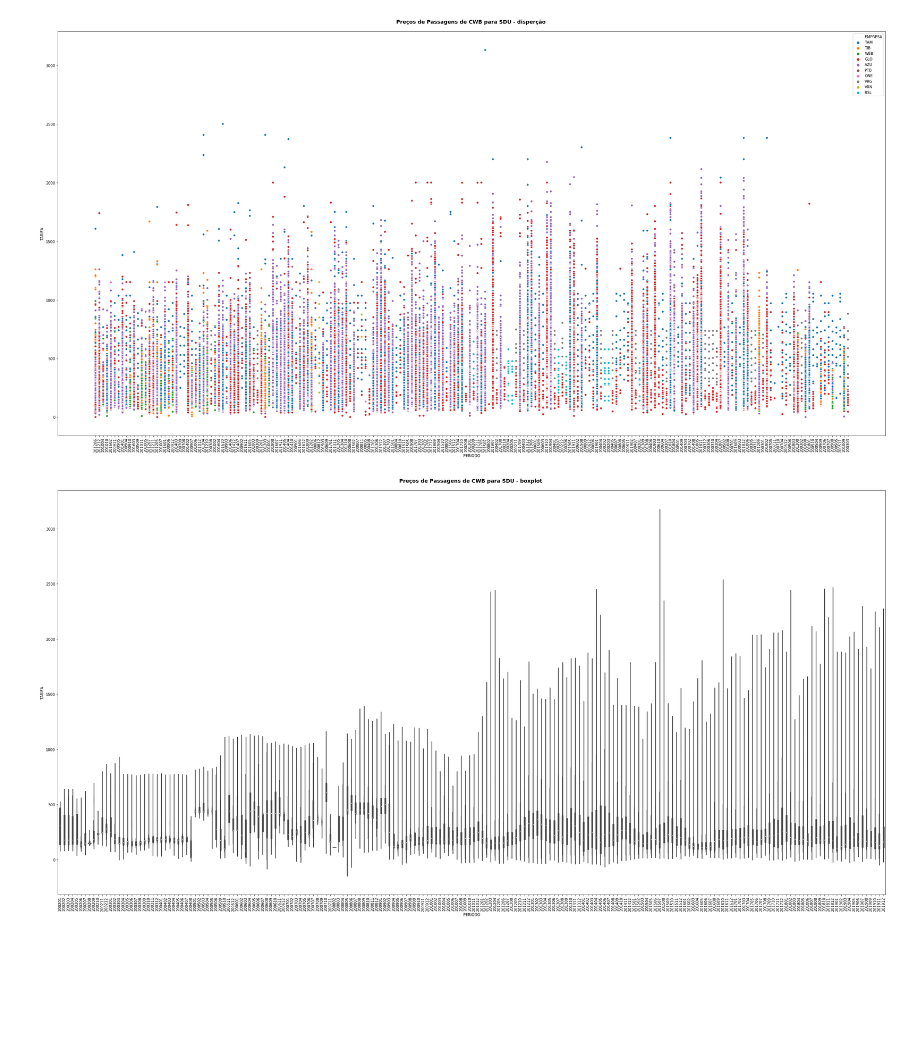
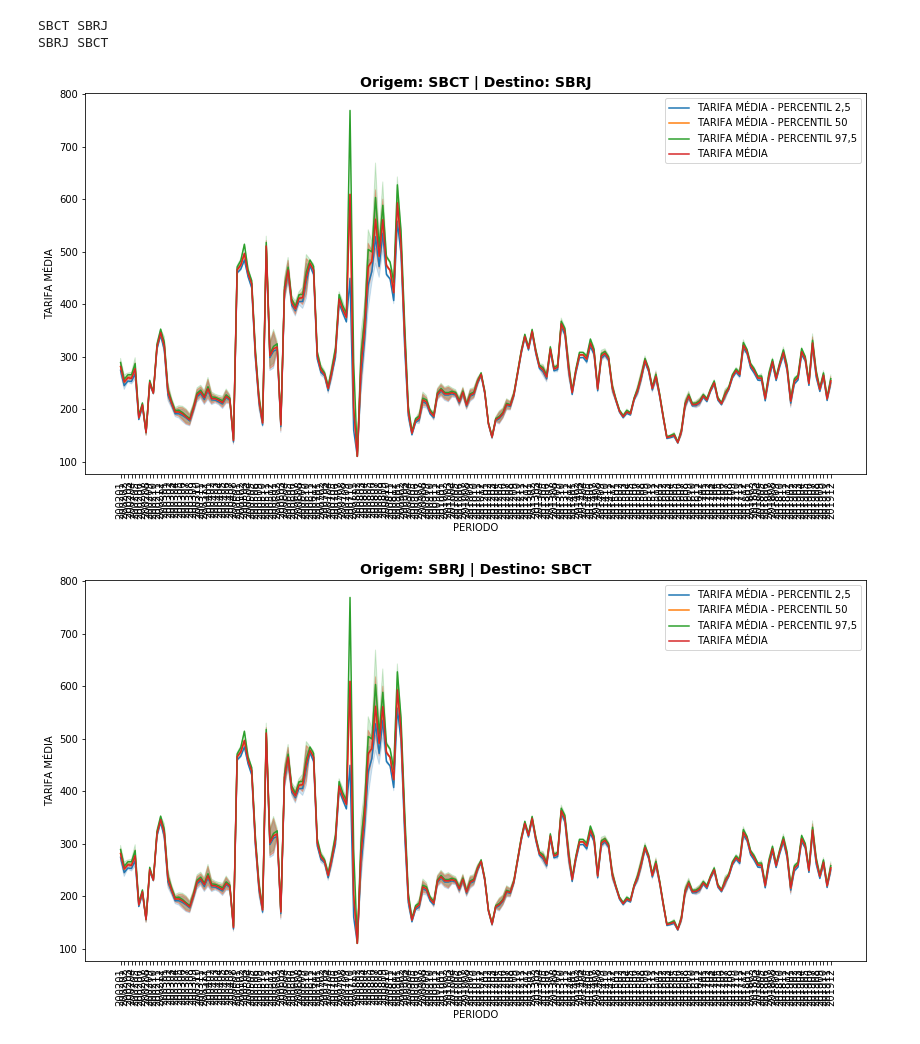
Before and after one commit to fredericohorst/anac-tarifas-aereas, a Jupyter notebook: tarifas_aereas.ipynb, the cells around one changed output. Saved outputs shown, nothing was run; the diff lists cells and outputs as text; code cells hidden in the pictures; blank space fills up the shorter version.

Commit message:
revisando o documento para melhorar a parte da análise

```diff
--- a/tarifas_aereas.ipynb
+++ b/tarifas_aereas.ipynb
@@ -251,16 +58,0 @@ tarifa_media_percentil_975 = []
-# %%
-for origem in origens:
-    for destino in destinos:
-        print(origem, destino)
-        try:
-            df = tarifas_df[tarifas_df['ORIGEM'] == origem].copy()
-            df = df[df['DESTINO'] == destino]
-            ic_tarifa_media = sts.draw_bs_reps(df.TARIFA, np.mean, size = 100)
-            tarifa_media_percentil_025.append(ic_tarifa_media, 2.5)
-            tarifa_media_percentil_975.append(ic_tarifa_media, 97.5)
-            tarifa_media_percentil_500.append(ic_tarifa_media, 50) # mediana
-            df = None
-            print('ok')
-        except Exception as erro:
-            print('ERRO: ')
-            print(erro)
@@ -279,35 +60,0 @@ tarifas_sts.head()
-# %%
-# gráfico
-
-df_teste = tarifas_df[tarifas_df['ORIGEM']=='SBCT'].copy()
-df_teste = df_teste[df_teste['DESTINO']=='SBRJ']
-# df_teste_st = df_teste.groupby(['PERIODO','EMPRESA']).mean().reset_index()[['PERIODO','EMPRESA','TARIFA']]
-
-f = plt.figure(figsize=(40,20))
-
-f = sns.scatterplot(x='PERIODO', y='TARIFA',
-             hue='EMPRESA',# style="event",
-             data=df_teste)
-
-f = plt.xticks(rotation=90)
-
-f = plt.title('Preços de Passagens de CWB para SDU - disperção \n', fontweight='bold', fontsize=14)
-
-plt.savefig('dispercao-cwb-sdu.png')
-# %% [output]
-[figure, removed]
-# %%
-# gráfico violino
-
-f = plt.figure(figsize=(40,20))
-
-f = sns.violinplot(x='PERIODO', y='TARIFA',
-             data=df_teste)
-
-f = plt.xticks(rotation=90)
-
-f = plt.title('Preços de Passagens de CWB para SDU - boxplot \n', fontweight='bold', fontsize=14)
-
-plt.savefig('boxplot-cwb-sdu.png')
-# %% [output]
-[figure, removed]
@@ -354,0 +61,21 @@ plt.savefig('boxplot-cwb-sdu.png')
+# %%
+for origem in origens:
+    for destino in destinos:
+        if origem != destino:
+            print(origem, destino)
+            f, ax = plt.subplots(figsize=(14,7), sharey=True, sharex=True)
+            f = sns.lineplot(x='PERIODO', y='TARIFA MÉDIA - PERCENTIL 2,5', data=df_tarifas_sts)
+            f = sns.lineplot(x='PERIODO', y='TARIFA MÉDIA - PERCENTIL 50', data=df_tarifas_sts)
+            f = sns.lineplot(x='PERIODO', y='TARIFA MÉDIA - PERCENTIL 97,5', data=df_tarifas_sts)
+            f = sns.lineplot(x='PERIODO', y='TARIFA MÉDIA', data=df_tarifas_sts)
+            f = ax.legend(['TARIFA MÉDIA - PERCENTIL 2,5','TARIFA MÉDIA - PERCENTIL 50', 'TARIFA MÉDIA - PERCENTIL 97,5', 'TARIFA MÉDIA'])
+            f = ax.set_title('Origem: ' + str(origem) + ' | Destino: ' + str(destino), fontweight='bold',fontsize=14)
+            f = ax.set_xlabel('PERIODO')
+            f = plt.xticks(rotation=90)
+        else:
+            pass
+# %% [output]
+SBCT SBRJ
+SBRJ SBCT
+[figure, added]
+[figure, added]
```
Also changed, not shown: parts of 30 cells of this notebook.
